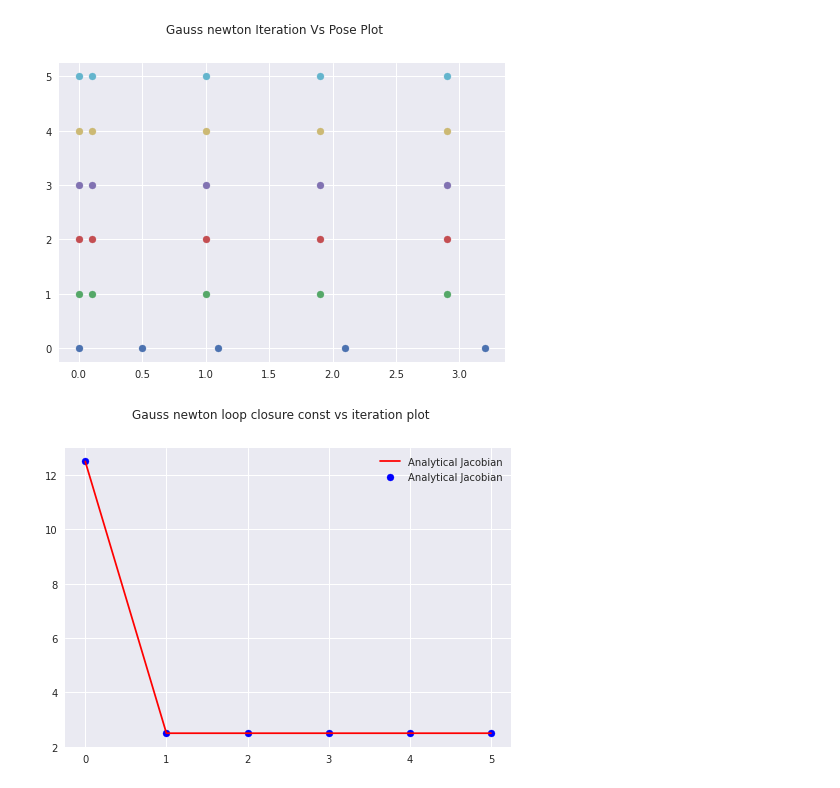
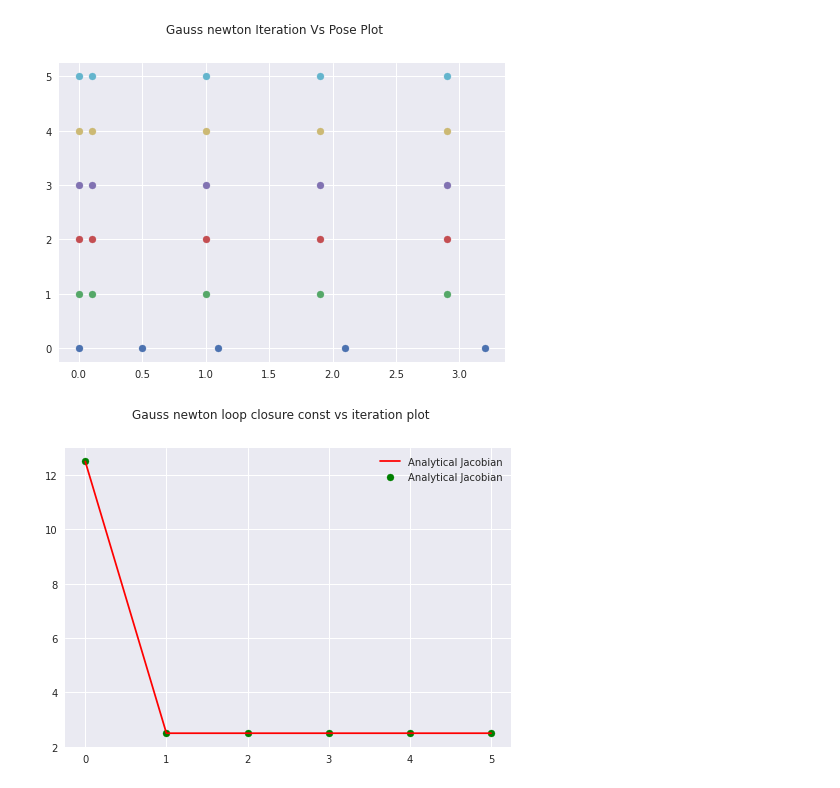
Before and after one commit to BhaskarJoshi-01/Mobile-Robotics---Monsoon-2021, a Jupyter notebook: Project-1/questions/Question 1 - 1D SLAM.ipynb, the cells around one changed output. Cells and saved outputs as stored; diff of their text form; code cells hidden in the pictures.

```diff
--- a/Project-1/questions/Question 1 - 1D SLAM.ipynb
+++ b/Project-1/questions/Question 1 - 1D SLAM.ipynb
@@ -205,23 +212,23 @@ pose_plot(analytical)
 # %%
 def get_err(X_list):
     global obs_u, info_matrix
     err_list = []
     for X in X_list:
         fx = calc_residual(obs_u, X)
         dota=np.dot(info_matrix,fx)
         err = 0.5 * fx.T @ dota
         err_list.append(err)
     return np.array(err_list)
 
 def error_plot(x_list,gt_x):
     plt.suptitle("Gauss Newton error Vs Iteration Plot")
     val=get_err(x_list)
-    plt.scatter(range(len(x_list)),val,color='blue',label='Analytical Jacobian')
+    plt.scatter(range(len(x_list)),val,color='green',label='Analytical Jacobian')
     plt.legend(loc="upper right")
     plt.plot(range(len(x_list)),val,color='red',label='Analytical Jacobian')
     plt.legend(loc="upper right")
     plt.suptitle("Gauss newton loop closure const vs iteration plot")
 
 error_plot(analytical,jnp.array(gt_x))
 # %% [output]
-[figure, old version]
+[figure, new version]
```
Also changed, not shown: parts of 5 cells of this notebook.
